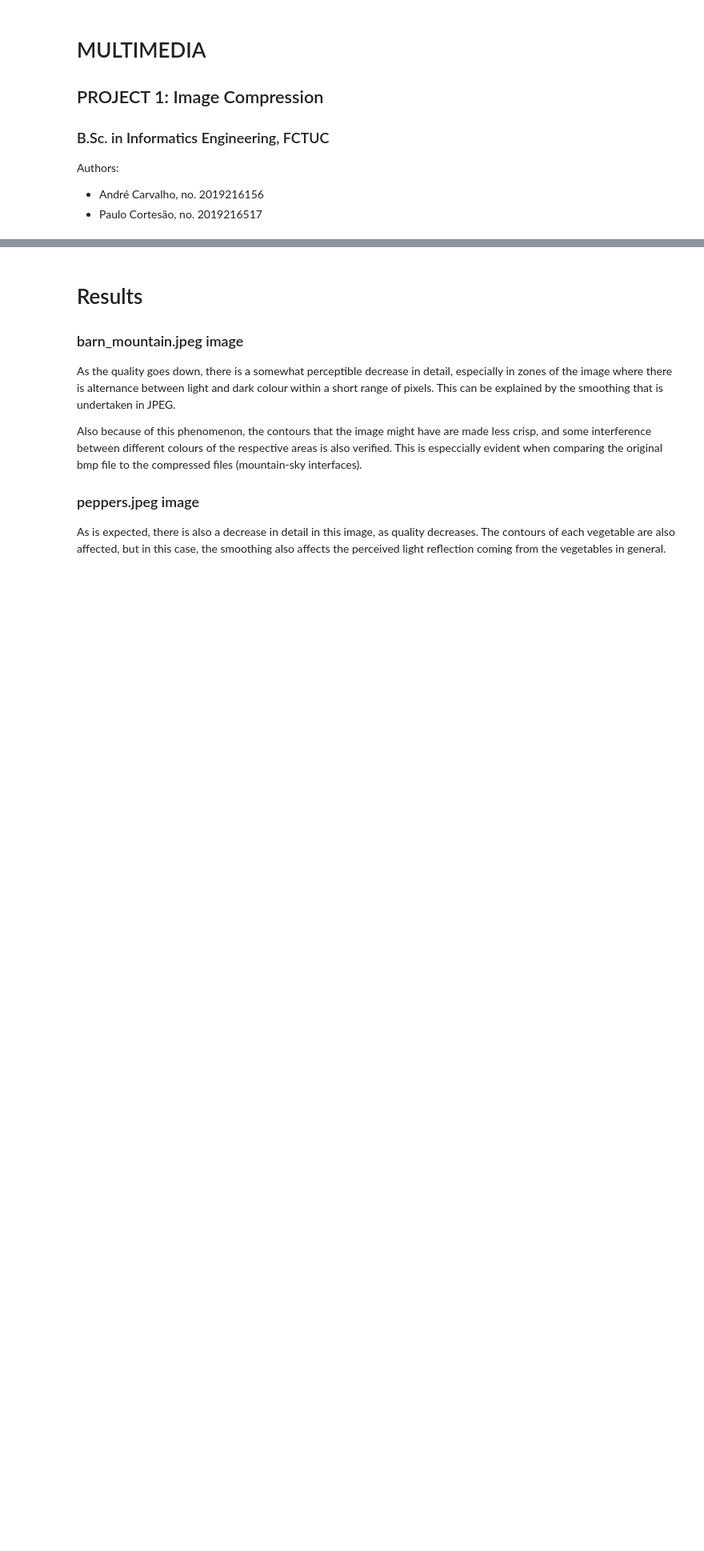
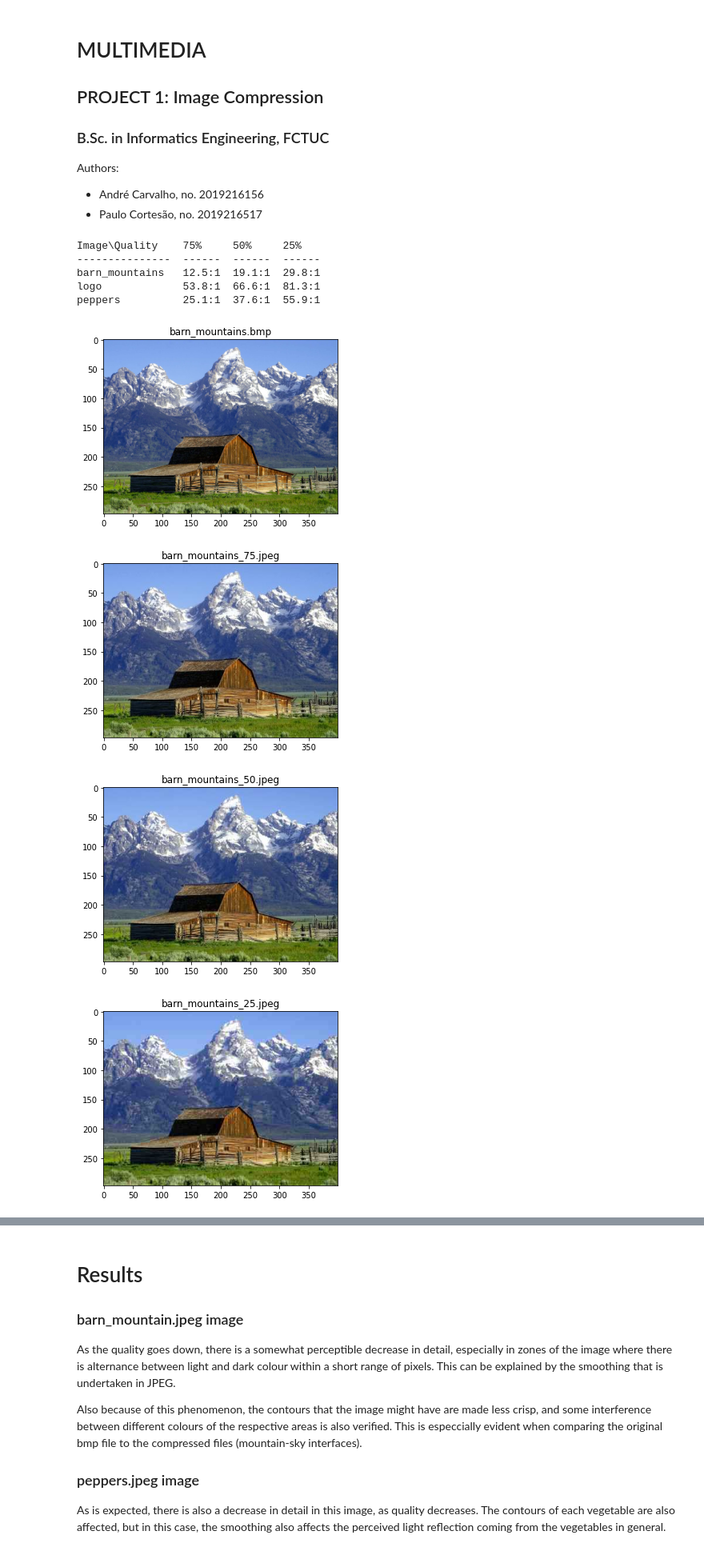
Before and after one commit to PomatoCoCEO/MULT, a Jupyter notebook: report.ipynb, the cells around one changed output, grey strips where cells are left out. Shown at 80% size. Cells and saved outputs as stored; diff of their text form; code cells hidden in the pictures; blank space fills up the shorter version.

```diff
--- a/report.ipynb
+++ b/report.ipynb
@@ -21,29 +21,38 @@ from tabulate import tabulate
 # %%
 #exercise 1: image compression testing
 def ex1():
-    images= ['barn_mountains']# ,'logo','peppers']
+    images= ['barn_mountains' ,'logo','peppers']
     qualities = [75,50,25]
     rates=[]
     for s in images:
         img = Image.open(f"imagens/{s}.bmp")
         rgb_img = img.convert('RGB')
         arr=[s]
         original_size = os.path.getsize(f"imagens/{s}.bmp")
         plt.figure()
         plt.title(f'{s}.bmp')
-        plt.imshow(im2)
+        plt.imshow(img)
         for q in qualities:
             rgb_img.save(f"ex1/{s}_{q}.jpeg", quality=q)
             im2 = Image.open(f"ex1/{s}_{q}.jpeg")
             plt.figure()
             plt.title(f'{s}_{q}.jpeg')
             plt.imshow(im2)
             compressed_size = os.path.getsize(f"ex1/{s}_{q}.jpeg")
             comp_rate = "%.1f:1" %(original_size/compressed_size)
             arr.append(comp_rate)
         rates.append(arr)
 
     # print(46*"_")
     print(tabulate(rates, headers = ['Image\\Quality',"75%","50%","25%"] ))
             # print(f"{s} with quality {q}: compression rate {comp_rate}%")
-ex1()
+# %% [output]
+Image\Quality    75%     50%     25%
+---------------  ------  ------  ------
+barn_mountains   12.5:1  19.1:1  29.8:1
+logo             53.8:1  66.6:1  81.3:1
+peppers          25.1:1  37.6:1  55.9:1
+[figure, added]
+[figure, added]
+[figure, added]
+[figure, added]
```
Also changed, not shown: parts of 17 cells of this notebook, 2 other files.
